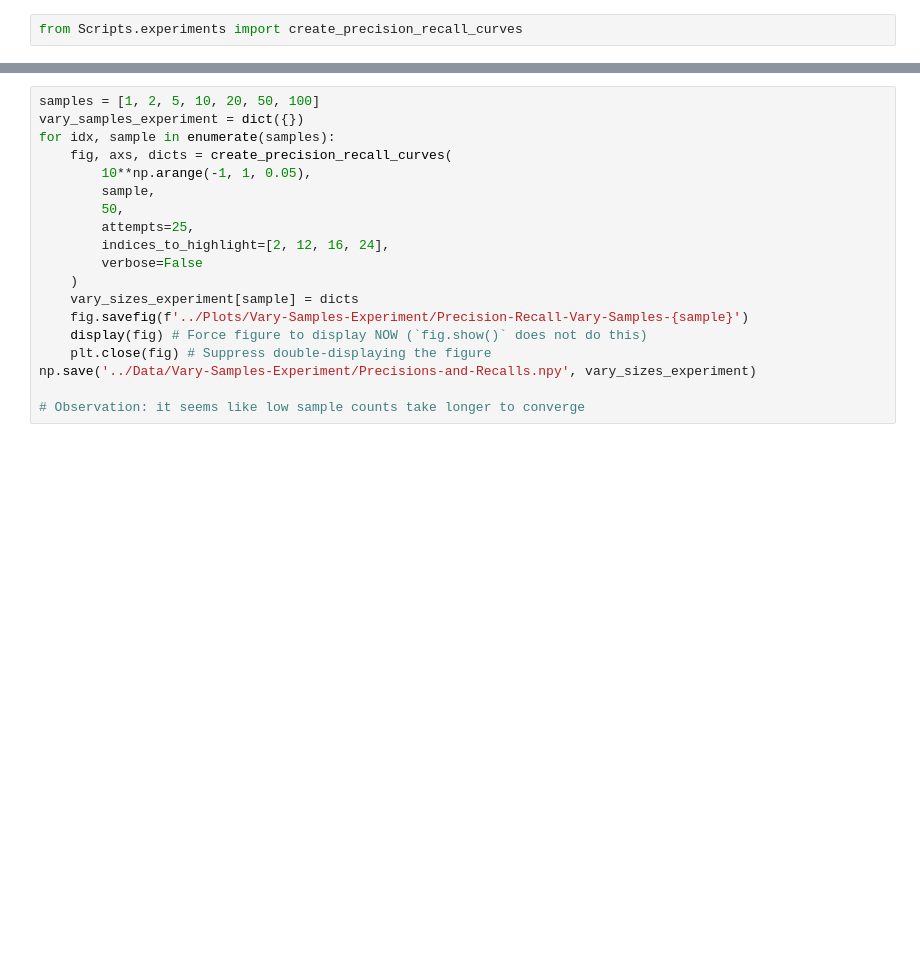
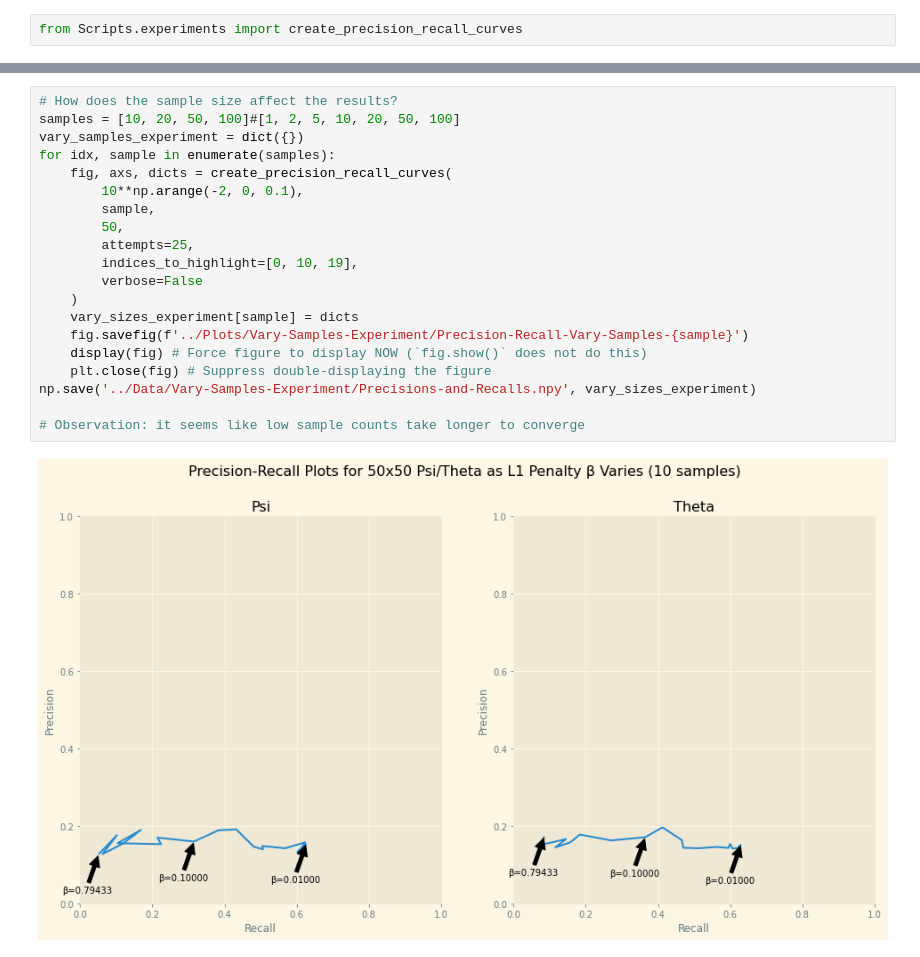
Before and after one commit to BaileyAndrew/antGLasso-Implementation, a Jupyter notebook: Python Implementation/explore.ipynb, the cells around one changed output, grey strips where cells are left out. Drawn from its saved outputs; the diff is of its cells as text; blank space fills up the shorter version.

```diff
--- a/Python Implementation/explore.ipynb
+++ b/Python Implementation/explore.ipynb
@@ -185,19 +165,22 @@ np.save('../Data/Vary-Sizes-Experiment/Precisions-and-Recalls.npy', vary_sizes_e
-# %%
-samples = [1, 2, 5, 10, 20, 50, 100]
-vary_samples_experiment = dict({})
-for idx, sample in enumerate(samples):
-    fig, axs, dicts = create_precision_recall_curves(
-        10**np.arange(-1, 1, 0.05),
-        sample,
-        50,
-        attempts=25,
-        indices_to_highlight=[2, 12, 16, 24],
-        verbose=False
-    )
-    vary_sizes_experiment[sample] = dicts
-    fig.savefig(f'../Plots/Vary-Samples-Experiment/Precision-Recall-Vary-Samples-{sample}')
-    display(fig) # Force figure to display NOW (`fig.show()` does not do this)
-    plt.close(fig) # Suppress double-displaying the figure
-np.save('../Data/Vary-Samples-Experiment/Precisions-and-Recalls.npy', vary_sizes_experiment)
-
-# Observation: it seems like low sample counts take longer to converge
+# %%
+# How does the sample size affect the results?
+samples = [10, 20, 50, 100]#[1, 2, 5, 10, 20, 50, 100]
+vary_samples_experiment = dict({})
+for idx, sample in enumerate(samples):
+    fig, axs, dicts = create_precision_recall_curves(
+        10**np.arange(-2, 0, 0.1),
+        sample,
+        50,
+        attempts=25,
+        indices_to_highlight=[0, 10, 19],
+        verbose=False
+    )
+    vary_sizes_experiment[sample] = dicts
+    fig.savefig(f'../Plots/Vary-Samples-Experiment/Precision-Recall-Vary-Samples-{sample}')
+    display(fig) # Force figure to display NOW (`fig.show()` does not do this)
+    plt.close(fig) # Suppress double-displaying the figure
+np.save('../Data/Vary-Samples-Experiment/Precisions-and-Recalls.npy', vary_sizes_experiment)
+
+# Observation: it seems like low sample counts take longer to converge
+# %% [output]
+[figure, added]
```
Also changed, not shown: parts of 5 cells of this notebook, 13 other files.
